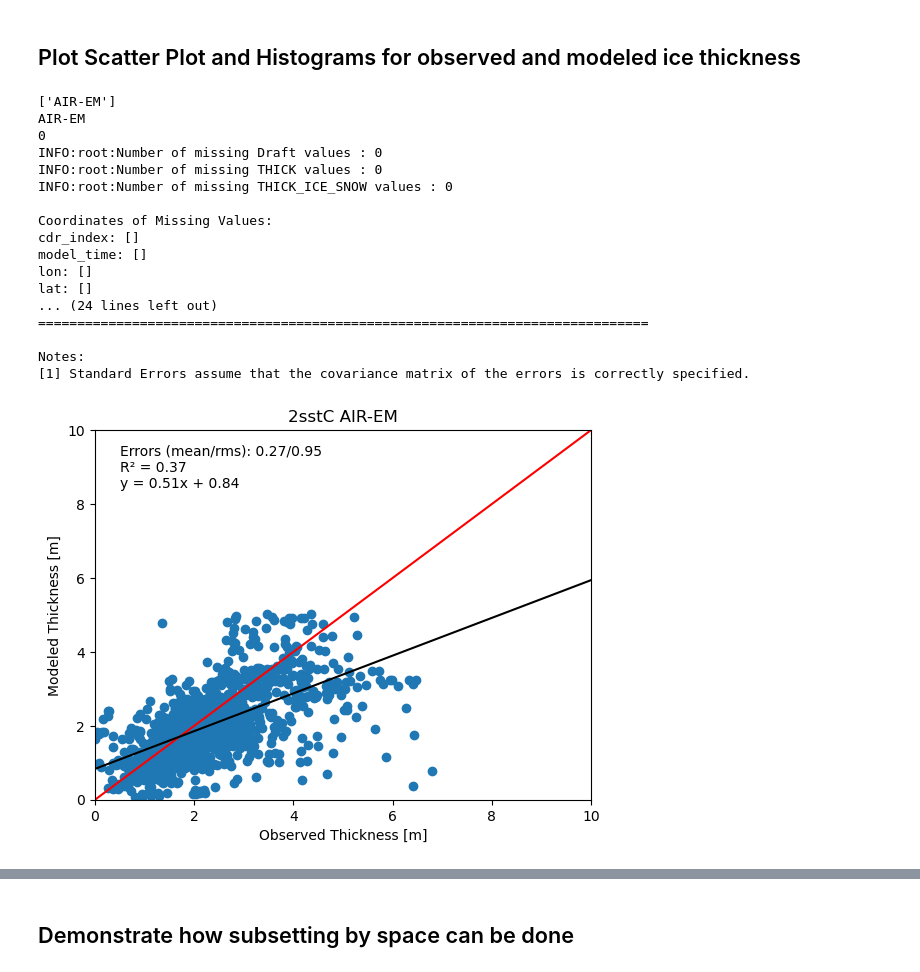
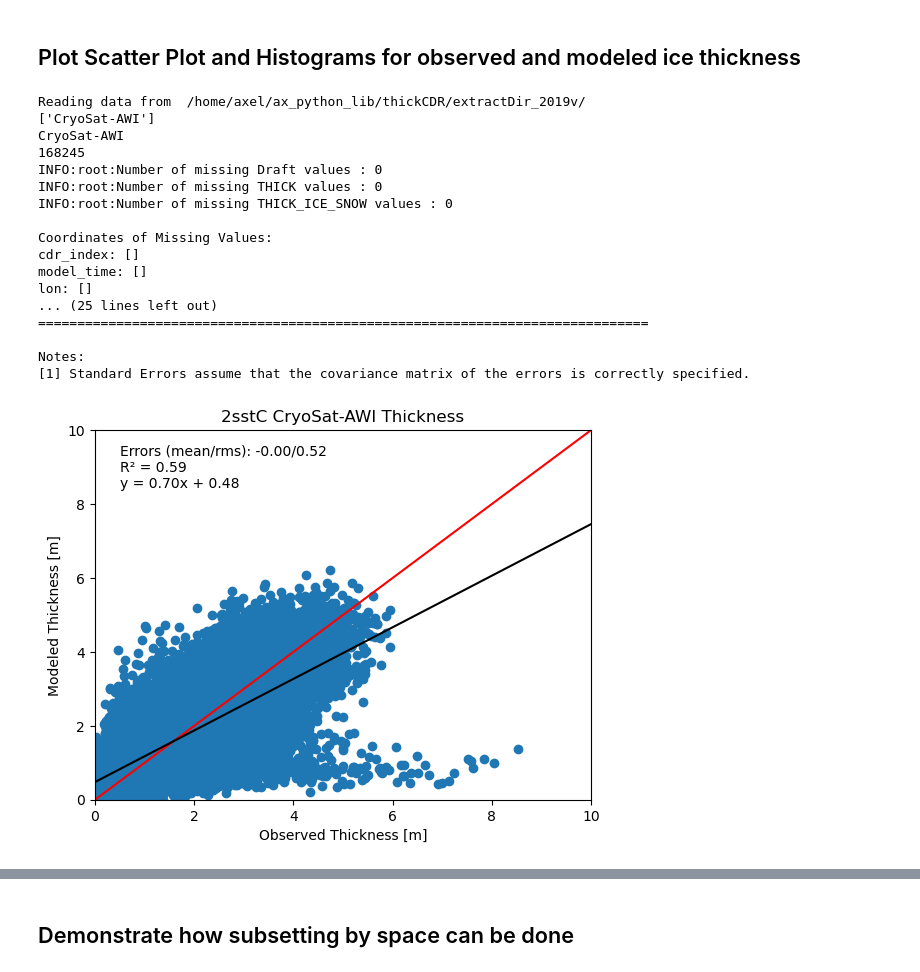
Before and after one commit to axelschweiger/thickCDR, a Jupyter notebook: CompareThickCDR_and_model.ipynb, the cells around one changed output, grey strips where cells are left out. Cells and saved outputs as stored; diff of their text form; code cells hidden in the pictures.

```diff
--- a/CompareThickCDR_and_model.ipynb
+++ b/CompareThickCDR_and_model.ipynb
@@ -137,37 +132,39 @@ for source in sources:
 # %%
 model_id='2sstC'
 gridName='360X120'
 #select_sources=['BGEP','IOS-EBS','IOS-CHK','AIR-EM']
-select_sources=['AIR-EM','BGEP']
-input_root="/home/axel/ax_python_lib/thickCDR/extractDir/" # directory that containes extracted points merged with thickness CDR data
+#select_sources=['AIR-EM','BGEP']
+#select_sources=['BGEP']
+select_sources=['CryoSat-AWI']
+input_root="/home/axel/ax_python_lib/thickCDR/extractDir_2019v/" # directory that containes extracted points merged with thickness CDR data
 obsAndModel=readMerged(model_id,gridName, sources=select_sources,input_root=input_root)
 obsAndModel.load() # get some kind of dask error if I don't load the data set
 
 # compute draft/thickness/and thickness_ice_snow variables for all observations.
 # The thickness CDR contains draft, thickness and ice+snow measurements.
 # model snow thickness is used to for the conversion.
 
 obsAndModel=toThick(obsAndModel)
-title=model_id +" " +":".join(select_sources)
+title=model_id +" " +":".join(select_sources) +' Thickness'
 #title="All CDR"
-fig,ax,results=scatter_plot(obsAndModel,model_id, title=title)
+fig,ax,results=scatter_plot(obsAndModel,model_id, title=title,draft=False)
 fig,ax0,ax1= plot_histograms(obsAndModel,model_id, title=title)
 # %% [output]
-['AIR-EM']
-AIR-EM
-0
+Reading data from  /home/axel/ax_python_lib/thickCDR/extractDir_2019v/
+['CryoSat-AWI']
+CryoSat-AWI
+168245
 INFO:root:Number of missing Draft values : 0
 INFO:root:Number of missing THICK values : 0
 INFO:root:Number of missing THICK_ICE_SNOW values : 0
 
 Coordinates of Missing Values:
 cdr_index: []
 model_time: []
 lon: []
-lat: []
-... (24 lines left out)
+... (25 lines left out)
 ==============================================================================
 
 Notes:
 [1] Standard Errors assume that the covariance matrix of the errors is correctly specified.
-[figure, old version]
+[figure, new version]
```
Also changed, not shown: parts of 10 cells of this notebook, 2 other files.
